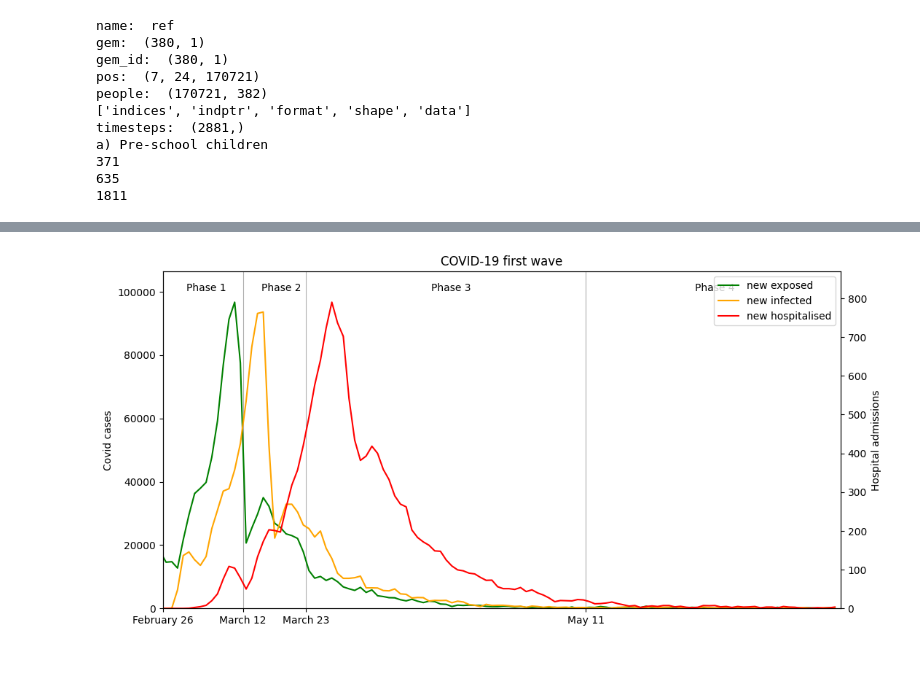
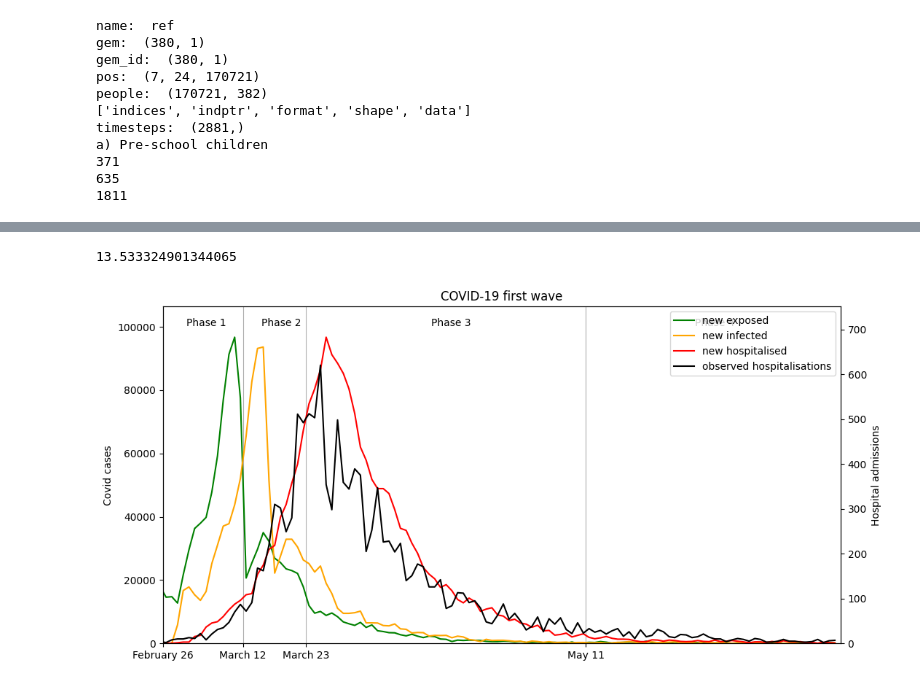
Before and after one commit to larsdekwant/covid-gravity-model, a Jupyter notebook: analysis.ipynb, the cells around one changed output, grey strips where cells are left out. Saved outputs shown, nothing was run; the diff lists cells and outputs as text; code cells hidden in the pictures.

```diff
--- a/analysis.ipynb
+++ b/analysis.ipynb
@@ -177,7 +177,7 @@ for data in data_points:
         p_hos = [p_hos_map[data.people['Group'][agent]] for agent in new_infected]
         p_hos_people = np.repeat(p_hos, people_per_agent)
         mask_hos = np.random.rand(count_infected_ppl) < p_hos_people
-        time_lag = 24 * np.random.weibull(10, size=count_infected_ppl) * 14
+        time_lag = 24 * np.random.weibull(5, size=count_infected_ppl) * 14
         hos_time = time_lag[mask_hos].astype(int)
 
         # Store the hospitalisation on correct timestep
@@ -246,3 +226,8 @@ print(daily_addmisions)
+# %%
+wawa = np.random.weibull(10, size=100) * 14
+print(np.mean(wawa))
+# %% [output]
+13.533324901344065
 # %%
 import matplotlib.pyplot as plt
 
@@ -271,32 +256,33 @@ plt.xlim(phase1, x_max)
 y1_max = np.max(avg_ref_data.new_exposed)
 y2_max = np.max(avg_ref_data.hospital)
 ax1.set_ylim([0, y1_max * 1.1])
 ax2.set_ylim([0, y2_max * 1.1])
 
 lines = []
 time_range_daily = np.arange(0, x_max, 24)
 ln1 = ax1.plot(time_range_daily, avg_ref_data.new_exposed, label='new exposed', color='green')
 ln2 = ax1.plot(time_range_daily, avg_ref_data.new_infected, label='new infected', color='orange')
 ln3 = ax2.plot(time_range_daily, avg_ref_data.hospital, label='new hospitalised', color='red')
-lines = lines + ln1 + ln2 + ln3
+ln4 = ax2.plot(time_range_daily, daily_addmisions[:120], label='observed hospitalisations', color='black')
+lines = lines + ln1 + ln2 + ln3 + ln4
 
 # Print phase labels on top of graph
 phase_labels = ['Phase 1', 'Phase 2', 'Phase 3', 'Phase 4']
 phase_label_pos = np.array([phase2 /2, (phase3+phase2) / 2, (phase4+phase3) / 2, (x_max+phase4) / 2]) / x_max
 for label, pos in zip(phase_labels, phase_label_pos):
     ax1.text(pos, 0.95, label, transform=ax1.transAxes,
          ha='center', va='center', fontsize=10)
 
 # Compute phase date
 march12 = pd.to_datetime('2022-03-12')
 date_p1 = march12 + pd.DateOffset(hours= -int(phase2-phase1))
 date_p3 = march12 + pd.DateOffset(hours=  int(phase3-phase2))
 date_p4 = march12 + pd.DateOffset(hours=  int(phase4-phase2))
 
 # Print specific date labels on x-axis
 ax1.grid(axis='x')
 ax1.set_xticks(phases, map(lambda dt: dt.strftime('%B %d'), [date_p1, march12, date_p3, date_p4]))
 ax1.legend(lines, [l.get_label() for l in lines])
 plt.show()
 # %% [output]
-[figure, old version]
+[figure, new version]
```
Also changed, not shown: parts of 3 cells of this notebook.
